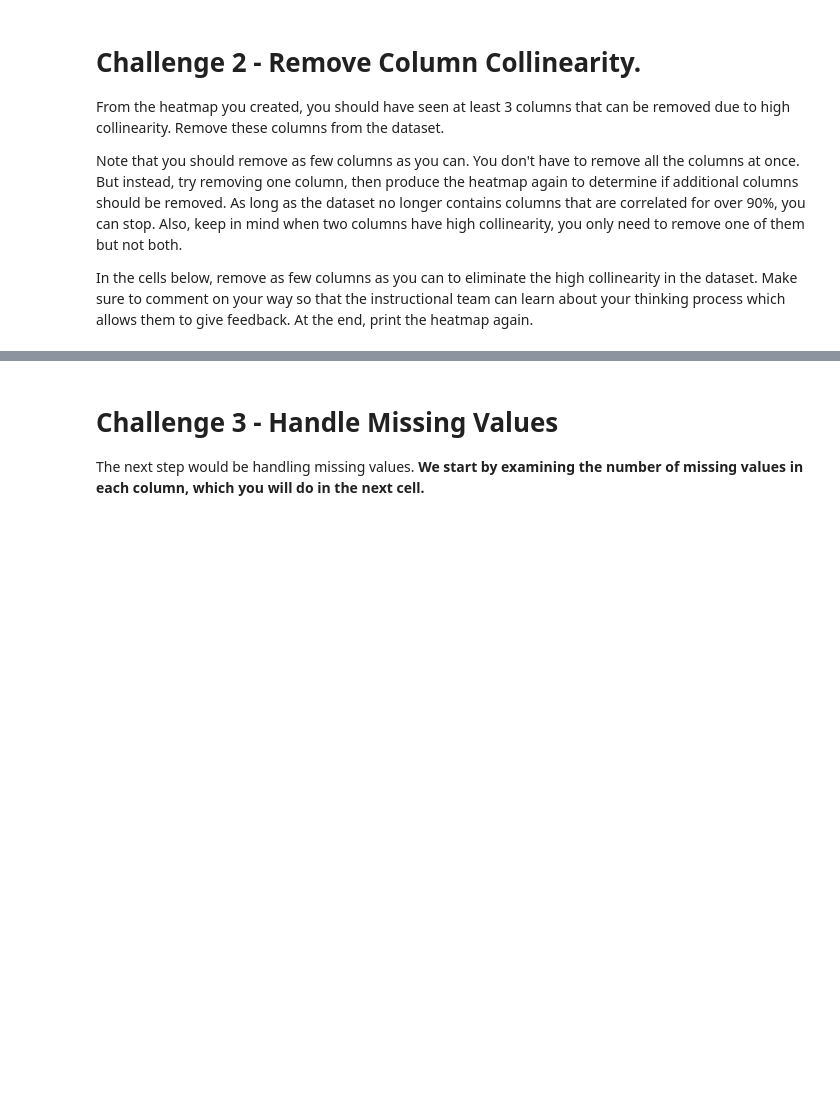
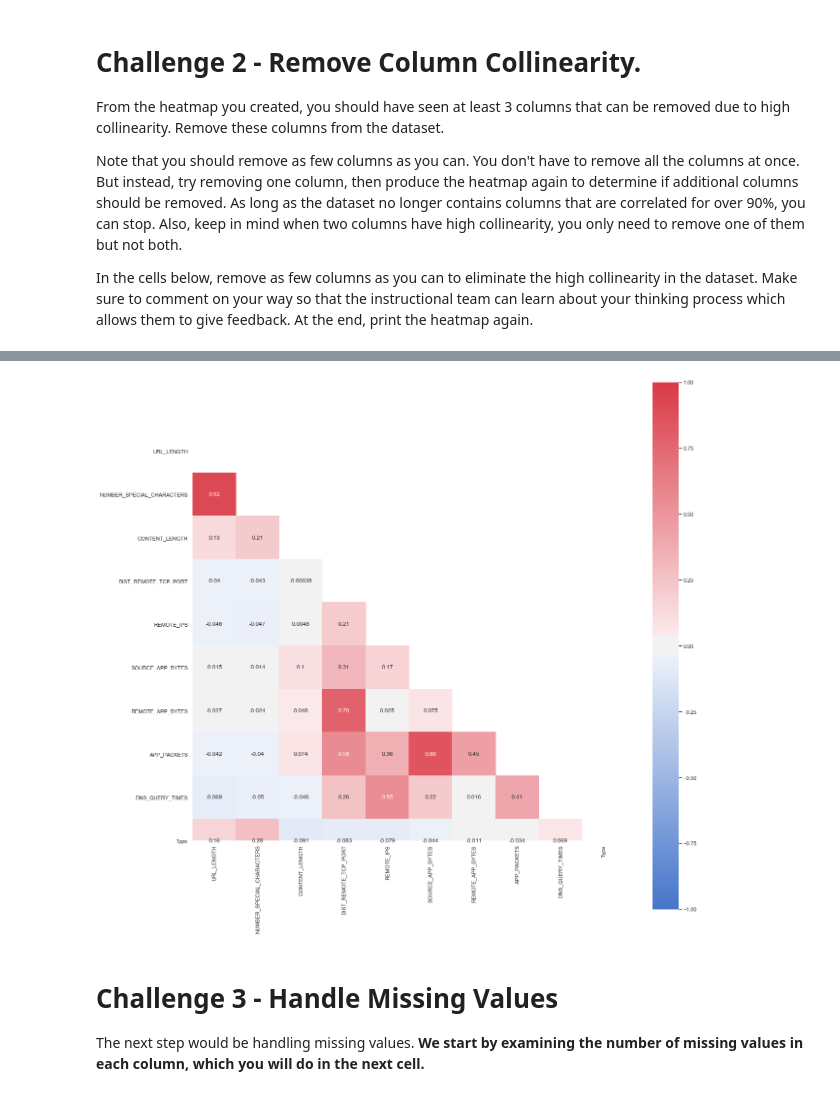
Before and after one commit to ta-datapt-bcn/lab-supervised-learning, a Jupyter notebook: your-code/main.ipynb, the cells around one changed output, grey strips where cells are left out. Drawn from its saved outputs; the diff is of its cells as text; code cells hidden in the pictures; blank space fills up the shorter version.

```diff
--- a/your-code/main.ipynb
+++ b/your-code/main.ipynb
@@ -109,0 +148,5 @@ In the cells below, remove as few columns as you can to eliminate the high colli
+# %%
+# Your code here
+
+remove_columns = ["TCP_CONVERSATION_EXCHANGE", "APP_BYTES", "SOURCE_APP_PACKETS"]
+websites.drop(columns=remove_columns, inplace=True)
@@ -112,3 +165,8 @@ In the cells below, remove as few columns as you can to eliminate the high colli
+# %%
+websites.drop(columns="REMOTE_APP_PACKETS", inplace=True)
+visualize()
+# %% [output]
+[figure, added]
 # %% [markdown]
 # Challenge 3 - Handle Missing Values
 
```
Also changed, not shown: parts of 62 cells of this notebook.
